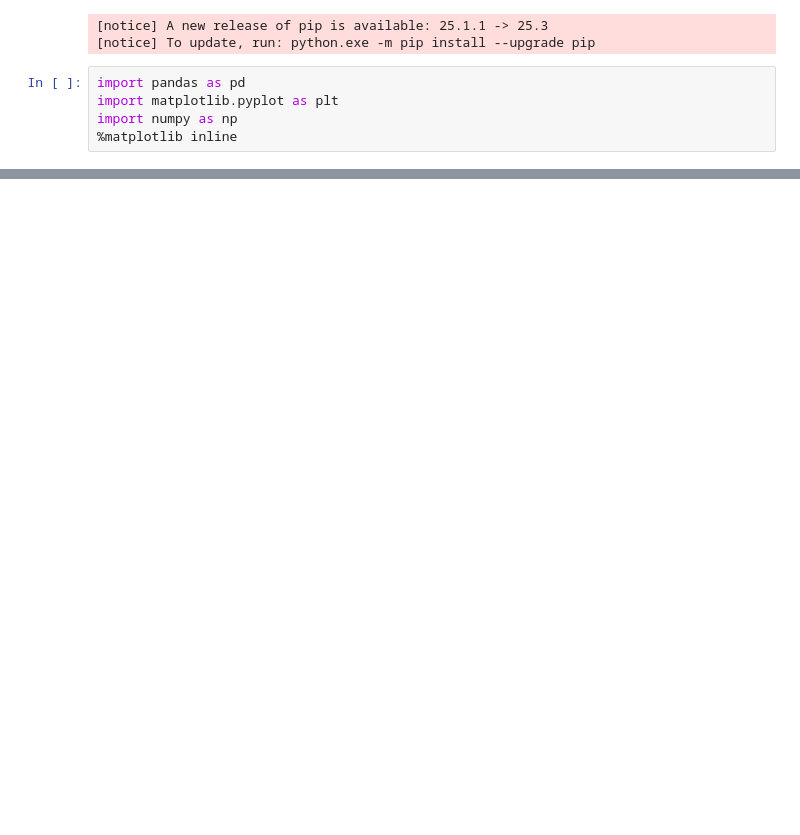
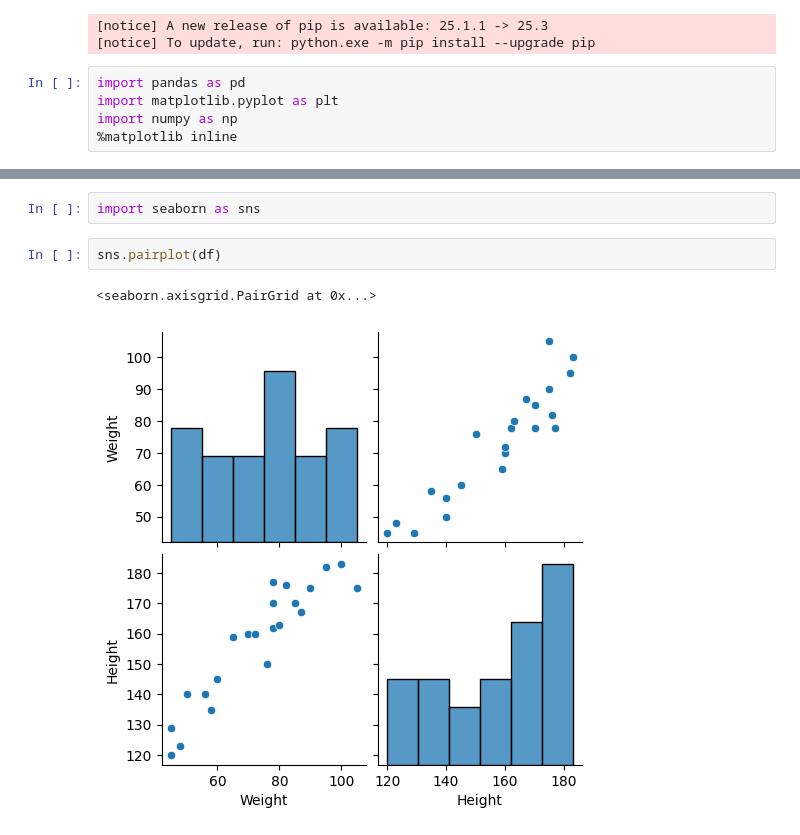
Before and after one commit to akkiyolo/Mapping-The-ML-journey, a Jupyter notebook: 18-simple and multiple linear regression/model.ipynb, the cells around one changed output, grey strips where cells are left out. Cells and saved outputs as stored; diff of their text form; blank space fills up the shorter version.

Commit message:
dataset imported and pairplot created

```diff
--- a/18-simple and multiple linear regression/model.ipynb
+++ b/18-simple and multiple linear regression/model.ipynb
@@ -48,0 +76,7 @@ import numpy as np
+# %%
+import seaborn as sns
+# %%
+sns.pairplot(df)
+# %% [output]
+<seaborn.axisgrid.PairGrid at 0x...>
+[figure, added]
```
Also changed, not shown: parts of 4 cells of this notebook, 1 other file.
